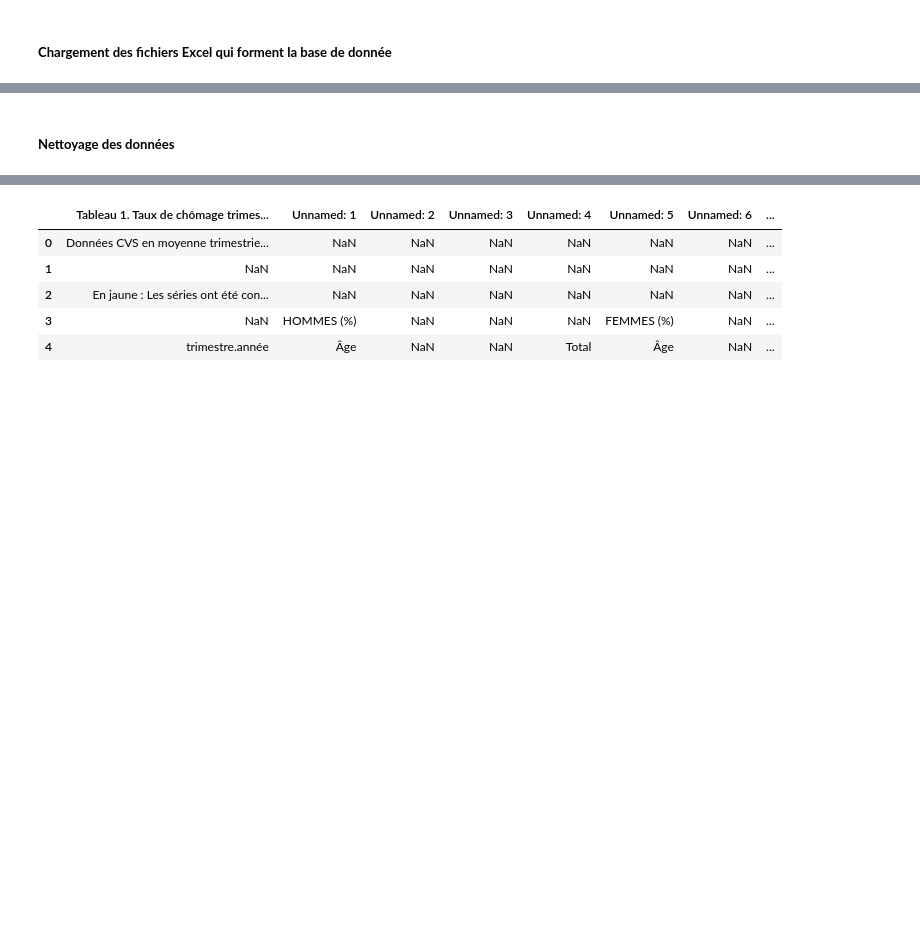
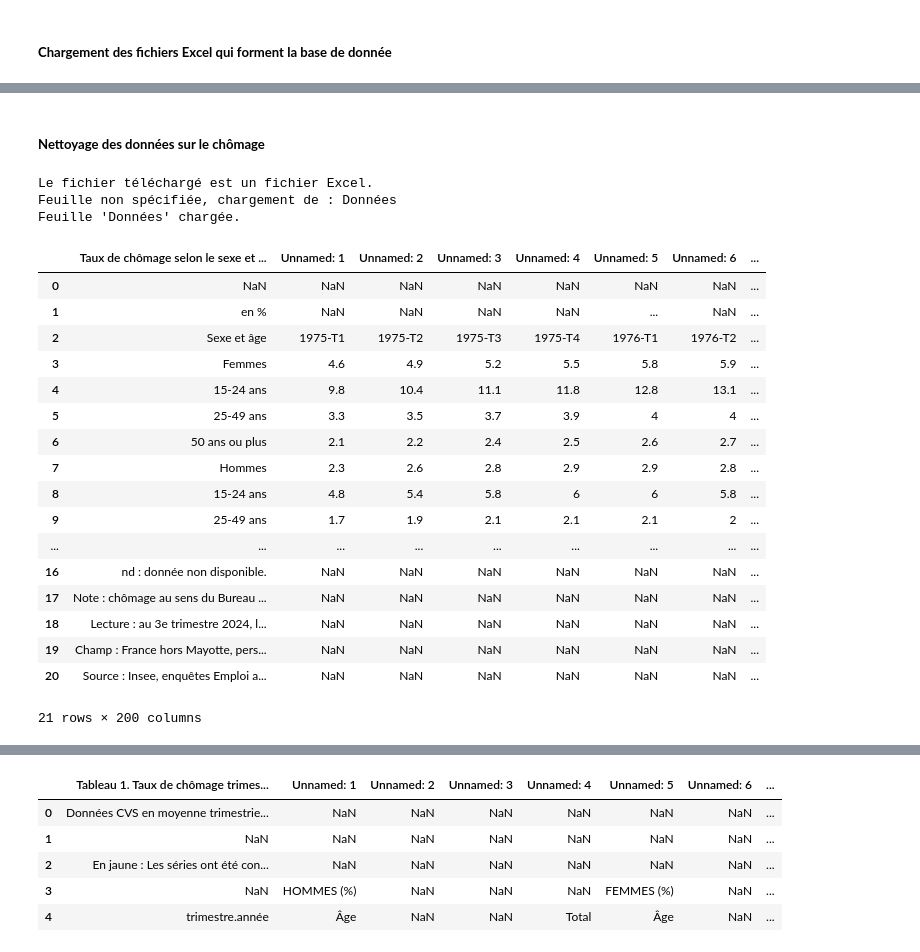
Before and after one commit to amreily/Projet-python-2A, a Jupyter notebook: Notebook_pythondata.ipynb, the cells around one changed output, grey strips where cells are left out. Cells and saved outputs as stored; diff of their text form; code cells hidden in the pictures; blank space fills up the shorter version.

```diff
--- a/Notebook_pythondata.ipynb
+++ b/Notebook_pythondata.ipynb
@@ -30,2 +107,27 @@ ipc = pd.read_excel('ipc_menages.xlsx')
 # %% [markdown]
-##### **Nettoyage des données**
+##### **Nettoyage des données sur le chômage**
+# %%
+chomage = url_df("https://www.insee.fr/fr/statistiques/fichier/2532173/econ-gen-taux-cho-trim-2.xlsx")
+chomage
+# %% [output]
+Le fichier téléchargé est un fichier Excel.
+Feuille non spécifiée, chargement de : Données
+Feuille 'Données' chargée.
+|  | Taux de chômage selon le sexe et ... | Unnamed: 1 | Unnamed: 2 | Unnamed: 3 | Unnamed: 4 | Unnamed: 5 | Unnamed: 6 | ... |
+| 0 | NaN | NaN | NaN | NaN | NaN | NaN | NaN | ... |
+| 1 | en % | NaN | NaN | NaN | NaN | ... | NaN | ... |
+| 2 | Sexe et âge | 1975-T1 | 1975-T2 | 1975-T3 | 1975-T4 | 1976-T1 | 1976-T2 | ... |
+| 3 | Femmes | 4.6 | 4.9 | 5.2 | 5.5 | 5.8 | 5.9 | ... |
+| 4 | 15-24 ans | 9.8 | 10.4 | 11.1 | 11.8 | 12.8 | 13.1 | ... |
+| 5 | 25-49 ans | 3.3 | 3.5 | 3.7 | 3.9 | 4 | 4 | ... |
+| 6 | 50 ans ou plus | 2.1 | 2.2 | 2.4 | 2.5 | 2.6 | 2.7 | ... |
+| 7 | Hommes | 2.3 | 2.6 | 2.8 | 2.9 | 2.9 | 2.8 | ... |
+| 8 | 15-24 ans | 4.8 | 5.4 | 5.8 | 6 | 6 | 5.8 | ... |
+| 9 | 25-49 ans | 1.7 | 1.9 | 2.1 | 2.1 | 2.1 | 2 | ... |
+| ... | ... | ... | ... | ... | ... | ... | ... | ... |
+| 16 | nd : donnée non disponible. | NaN | NaN | NaN | NaN | NaN | NaN | ... |
+| 17 | Note : chômage au sens du Bureau ... | NaN | NaN | NaN | NaN | NaN | NaN | ... |
+| 18 | Lecture : au 3e trimestre 2024, l... | NaN | NaN | NaN | NaN | NaN | NaN | ... |
+| 19 | Champ : France hors Mayotte, pers... | NaN | NaN | NaN | NaN | NaN | NaN | ... |
+| 20 | Source : Insee, enquêtes Emploi a... | NaN | NaN | NaN | NaN | NaN | NaN | ... |
+21 rows × 200 columns
```
Also changed, not shown: parts of 70 cells of this notebook, 2 other files.
